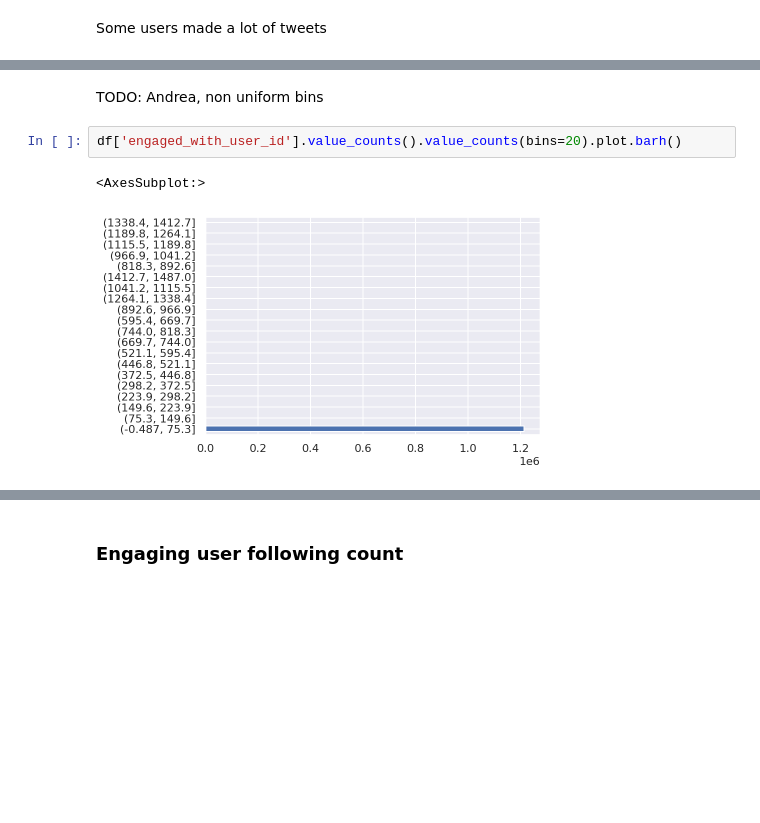
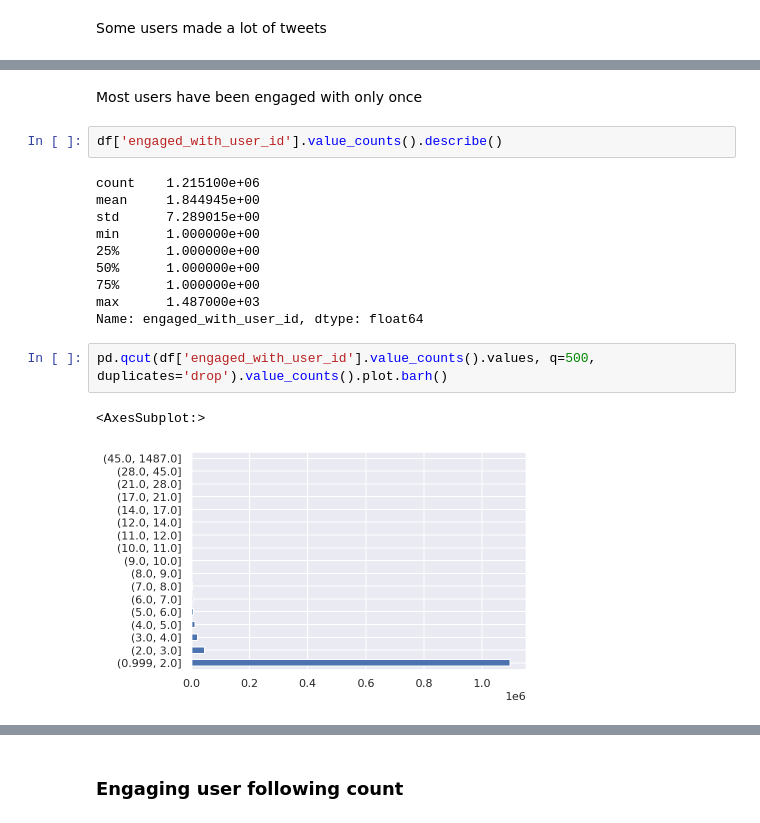
Before and after one commit to MAL-TO/recsys-2021, a Jupyter notebook: andrea/recsys-2021/notebooks/1.0-ac-standalone-features-EDA.ipynb, the cells around one changed output, grey strips where cells are left out. Drawn from its saved outputs; the diff is of its cells as text; blank space fills up the shorter version.

```diff
--- a/andrea/recsys-2021/notebooks/1.0-ac-initial-data-exploration.ipynb
+++ b/andrea/recsys-2021/notebooks/1.0-ac-standalone-features-EDA.ipynb
@@ -290,8 +292,20 @@ CA8D2A23830C4A5BB0E515D0160A7298       1
 Name: engaged_with_user_id, Length: 1215100, dtype: int64
-# %% [markdown]
-TODO: Andrea, non uniform bins
+# %% [markdown]
+Most users have been engaged with only once
 # %%
-df['engaged_with_user_id'].value_counts().value_counts(bins=20).plot.barh()
+df['engaged_with_user_id'].value_counts().describe()
 # %% [output]
-<AxesSubplot:>
+count    1.215100e+06
+mean     1.844945e+00
+std      7.289015e+00
+min      1.000000e+00
+25%      1.000000e+00
+50%      1.000000e+00
+75%      1.000000e+00
+max      1.487000e+03
+Name: engaged_with_user_id, dtype: float64
-[figure, removed]
+# %%
+pd.qcut(df['engaged_with_user_id'].value_counts().values, q=500, duplicates='drop').value_counts().plot.barh()
+# %% [output]
+<AxesSubplot:>
+[figure, added]
```
Also changed, not shown: parts of 28 cells of this notebook, 1 other file.
